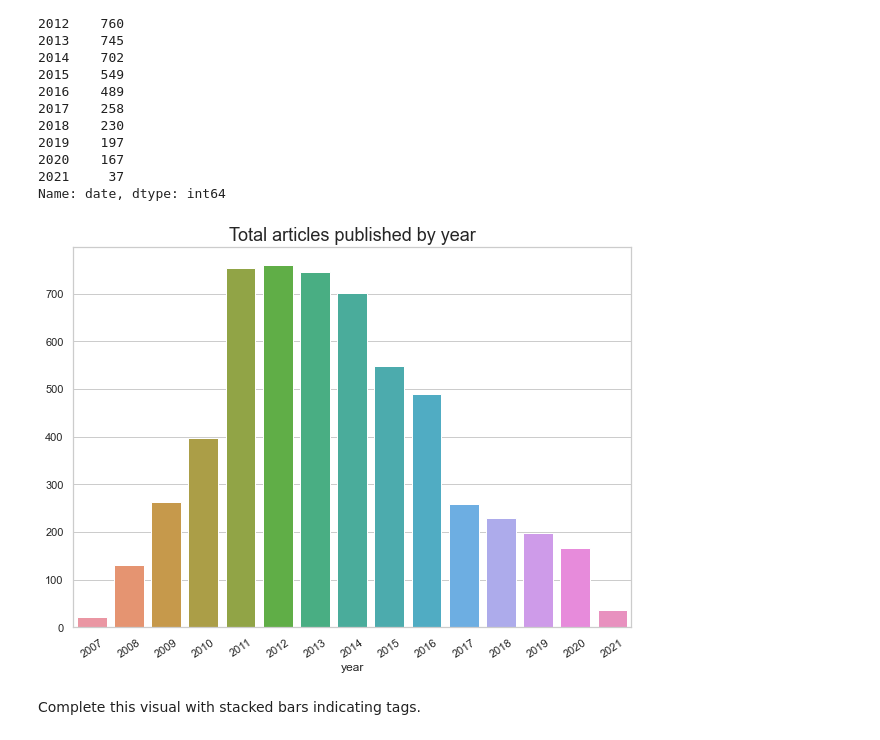
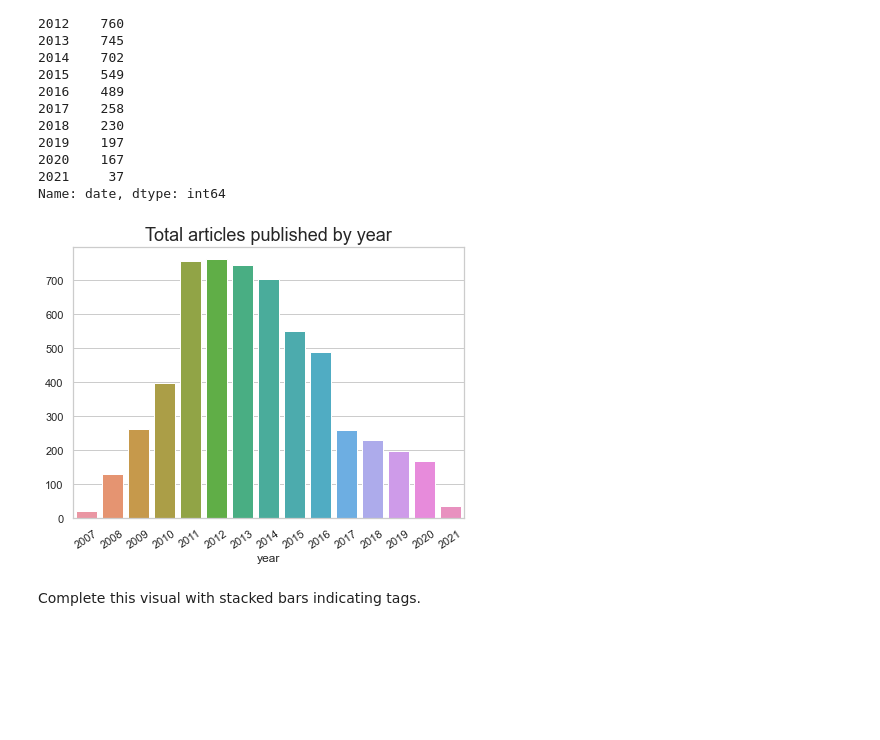
Before and after one commit to konstanzer/brainpickings-nlp, a Jupyter notebook: viz.ipynb, the cells around one changed output. Saved outputs shown, nothing was run; the diff lists cells and outputs as text; code cells hidden in the pictures; blank space fills up the shorter version.

```diff
--- a/viz.ipynb
+++ b/viz.ipynb
@@ -64,0 +62,5 @@ ax.set(xlabel='total words in millions', title="Word counts of large literary wo
+# %%
+sns.set_theme(style="whitegrid") #use!
+f, ax = plt.subplots(figsize=(18, 5))
+df.words.hist(bins=115)
+ax.set(xlabel='word count', title="Article word count histogram")
@@ -85,14 +90,14 @@ date
 Name: date, dtype: int64
 # %%
 sns.set_theme(style="whitegrid")
-f, ax = plt.subplots(figsize=(10, 7))
+f, ax = plt.subplots(figsize=(7, 5))
 sns.set(font_scale=1.5)
 #ax = sns.barplot(x=year_word_counts.index, y=year_word_counts.values)
 ax = sns.barplot(x=year_article_counts.index,y=year_article_counts.values)
 ax.set(xlabel='year', title="Total articles published by year")
 plt.xticks(rotation=34);
 # %% [output]
-[figure, old version]
+[figure, new version]
 # %% [markdown]
 Complete this visual with stacked bars indicating tags.
 # %%
```
Also changed, not shown: parts of 12 cells of this notebook, 4 other files.
